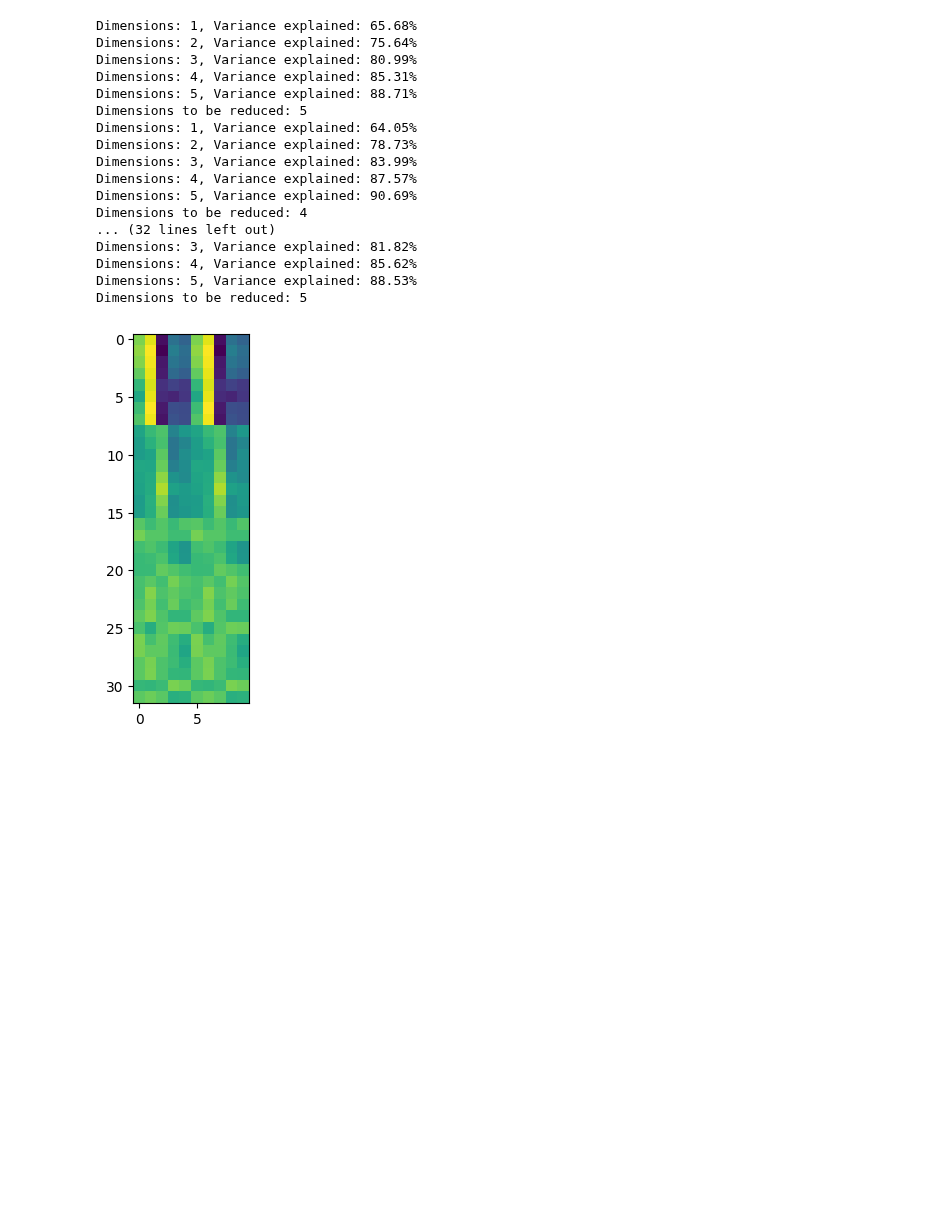
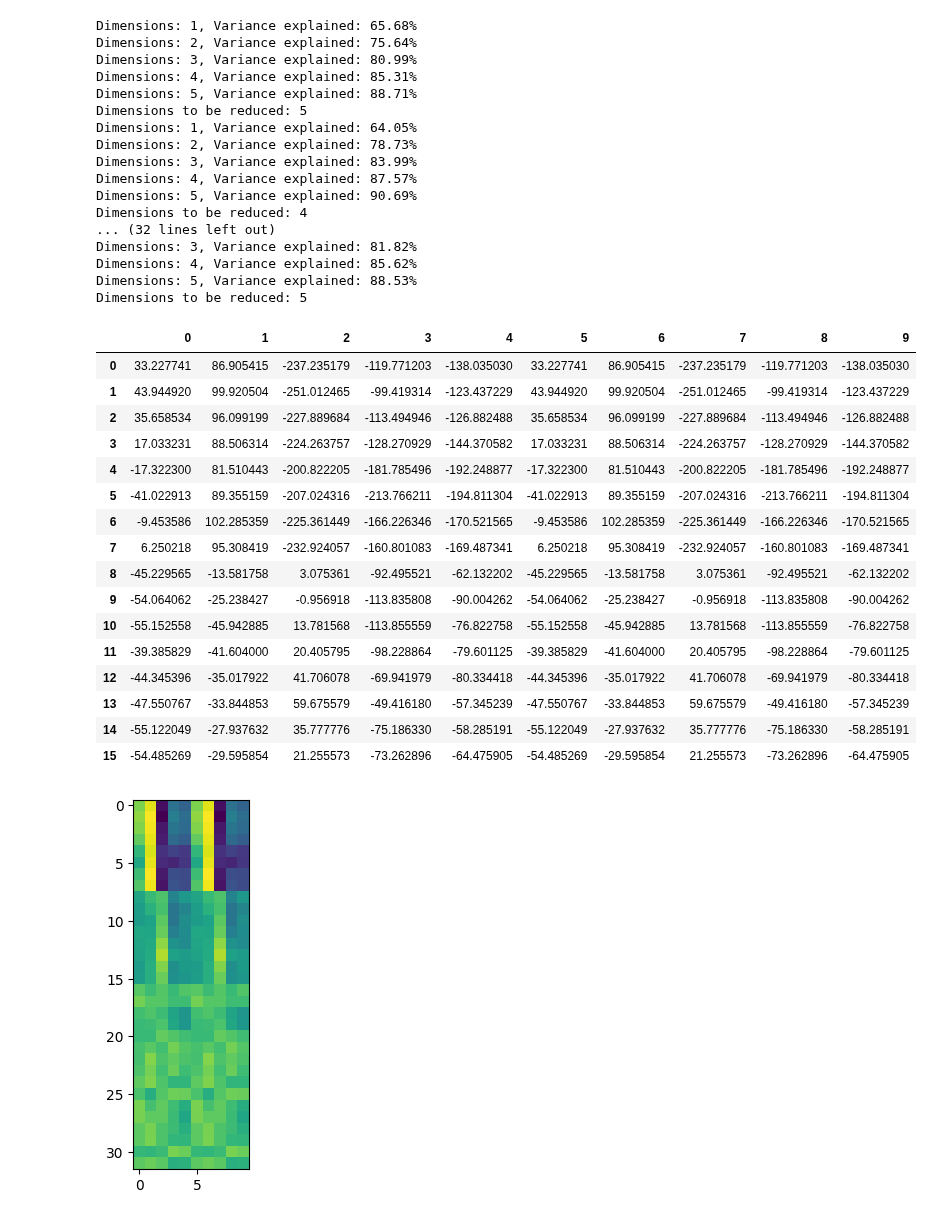
Before and after one commit to NeuroAI-IBS/fn_data_saccade, a Jupyter notebook: Data sorting/python_code/Mossy_Purkinje.ipynb, the cells around one changed output. Cells and saved outputs as stored; diff of their text form; code cells hidden in the pictures; blank space fills up the shorter version.

```diff
--- a/Data sorting/python_code/Mossy_Purkinje.ipynb
+++ b/Data sorting/python_code/Mossy_Purkinje.ipynb
@@ -209,6 +209,26 @@ for a in range(len(pFN)):
 
 betas = np.array(betas)
 r_2 = np.array(r_2)
+# %%
+df(betas[:16])
+# %% [output]
+|  | 0 | 1 | 2 | 3 | 4 | 5 | 6 | 7 | 8 | 9 |
+| 0 | 33.227741 | 86.905415 | -237.235179 | -119.771203 | -138.035030 | 33.227741 | 86.905415 | -237.235179 | -119.771203 | -138.035030 |
+| 1 | 43.944920 | 99.920504 | -251.012465 | -99.419314 | -123.437229 | 43.944920 | 99.920504 | -251.012465 | -99.419314 | -123.437229 |
+| 2 | 35.658534 | 96.099199 | -227.889684 | -113.494946 | -126.882488 | 35.658534 | 96.099199 | -227.889684 | -113.494946 | -126.882488 |
+| 3 | 17.033231 | 88.506314 | -224.263757 | -128.270929 | -144.370582 | 17.033231 | 88.506314 | -224.263757 | -128.270929 | -144.370582 |
+| 4 | -17.322300 | 81.510443 | -200.822205 | -181.785496 | -192.248877 | -17.322300 | 81.510443 | -200.822205 | -181.785496 | -192.248877 |
+| 5 | -41.022913 | 89.355159 | -207.024316 | -213.766211 | -194.811304 | -41.022913 | 89.355159 | -207.024316 | -213.766211 | -194.811304 |
+| 6 | -9.453586 | 102.285359 | -225.361449 | -166.226346 | -170.521565 | -9.453586 | 102.285359 | -225.361449 | -166.226346 | -170.521565 |
+| 7 | 6.250218 | 95.308419 | -232.924057 | -160.801083 | -169.487341 | 6.250218 | 95.308419 | -232.924057 | -160.801083 | -169.487341 |
+| 8 | -45.229565 | -13.581758 | 3.075361 | -92.495521 | -62.132202 | -45.229565 | -13.581758 | 3.075361 | -92.495521 | -62.132202 |
+| 9 | -54.064062 | -25.238427 | -0.956918 | -113.835808 | -90.004262 | -54.064062 | -25.238427 | -0.956918 | -113.835808 | -90.004262 |
+| 10 | -55.152558 | -45.942885 | 13.781568 | -113.855559 | -76.822758 | -55.152558 | -45.942885 | 13.781568 | -113.855559 | -76.822758 |
+| 11 | -39.385829 | -41.604000 | 20.405795 | -98.228864 | -79.601125 | -39.385829 | -41.604000 | 20.405795 | -98.228864 | -79.601125 |
+| 12 | -44.345396 | -35.017922 | 41.706078 | -69.941979 | -80.334418 | -44.345396 | -35.017922 | 41.706078 | -69.941979 | -80.334418 |
+| 13 | -47.550767 | -33.844853 | 59.675579 | -49.416180 | -57.345239 | -47.550767 | -33.844853 | 59.675579 | -49.416180 | -57.345239 |
+| 14 | -55.122049 | -27.937632 | 35.777776 | -75.186330 | -58.285191 | -55.122049 | -27.937632 | 35.777776 | -75.186330 | -58.285191 |
+| 15 | -54.485269 | -29.595854 | 21.255573 | -73.262896 | -64.475905 | -54.485269 | -29.595854 | 21.255573 | -73.262896 | -64.475905 |
 # %%
 plt.imshow(betas)
 plt.savefig("beta.jpg")
```
